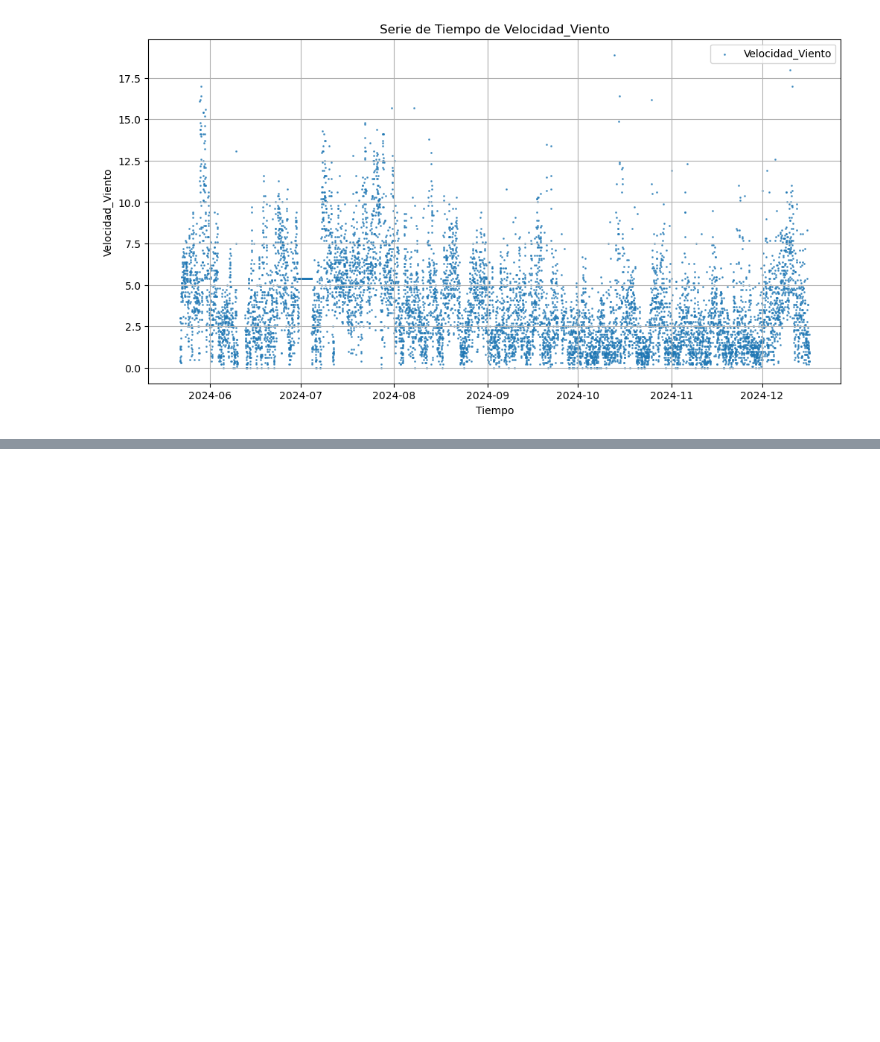
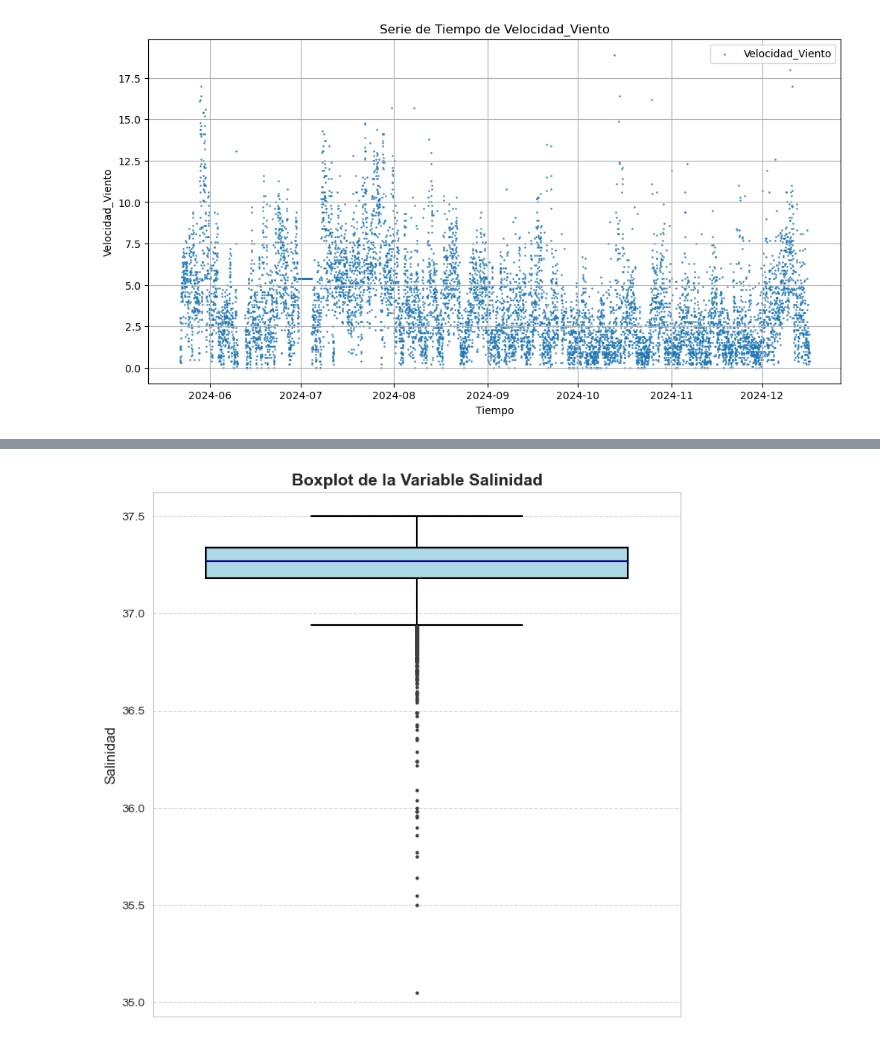
Before and after one commit to Haiber1994/pepa, a Jupyter notebook: Codigo_consultoria.ipynb, the cells around one changed output, grey strips where cells are left out. Drawn from its saved outputs; the diff is of its cells as text; code cells hidden in the pictures; blank space fills up the shorter version.

```diff
--- a/Codigo_consultoria.ipynb
+++ b/Codigo_consultoria.ipynb
@@ -31,0 +58,30 @@ for column in bd_integrada.columns[1:]:  # Omitir la columna de tiempo
+# %%
+#Graficamos un boxplot para explorar graficamente si hay valores atipicos.
+
+
+# Establecer el estilo de la gráfica
+sns.set_style("whitegrid")
+
+# Crear la figura
+plt.figure(figsize=(8, 8))
+
+# Graficar el boxplot
+sns.boxplot(
+    y=bd_integrada['Salinidad'].dropna(),
+    boxprops=dict(facecolor="lightblue", edgecolor="black"),
+    whiskerprops=dict(color="black"),
+    capprops=dict(color="black"),
+    medianprops=dict(color="darkblue"),
+    flierprops=dict(marker='o', color='blue', markersize=2)
+)
+
+# Títulos y etiquetas
+plt.title('Boxplot de la Variable Salinidad', fontsize=14, fontweight='bold')
+plt.ylabel('Salinidad', fontsize=12)
+plt.xticks([])  # Eliminar etiquetas del eje x para más limpieza
+plt.grid(axis='y', linestyle="--", alpha=0.7)  # Líneas de referencia más sutiles
+
+# Mostrar el gráfico
+plt.show()
+# %% [output]
+[figure, added]
```
Also changed, not shown: parts of 8 cells of this notebook.
